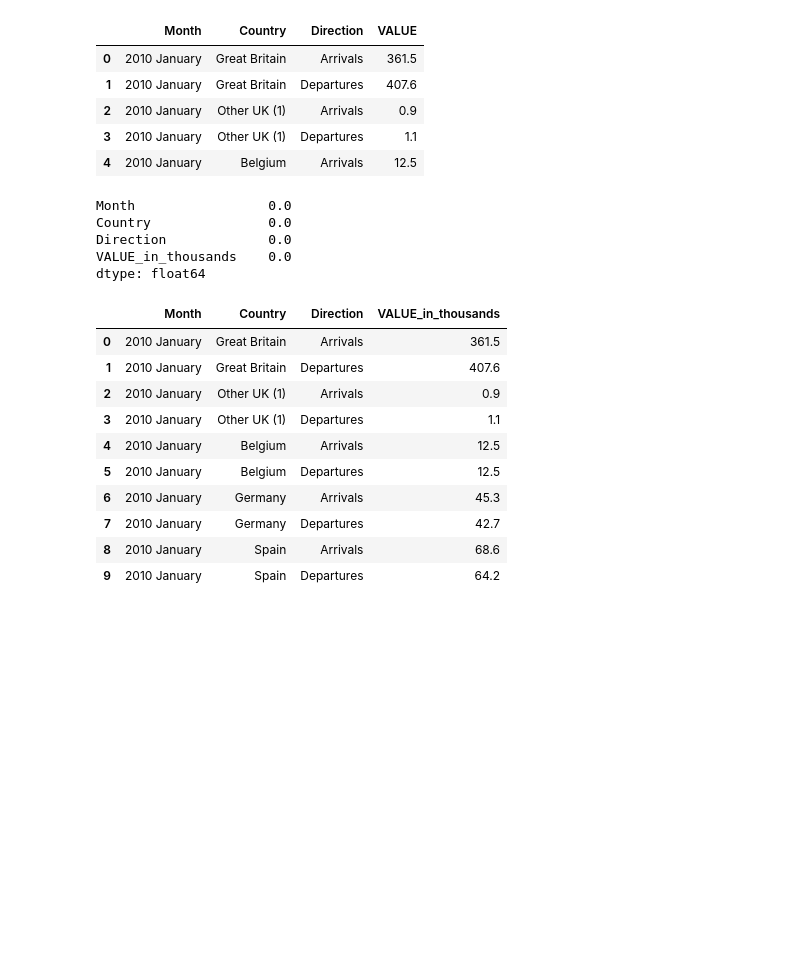
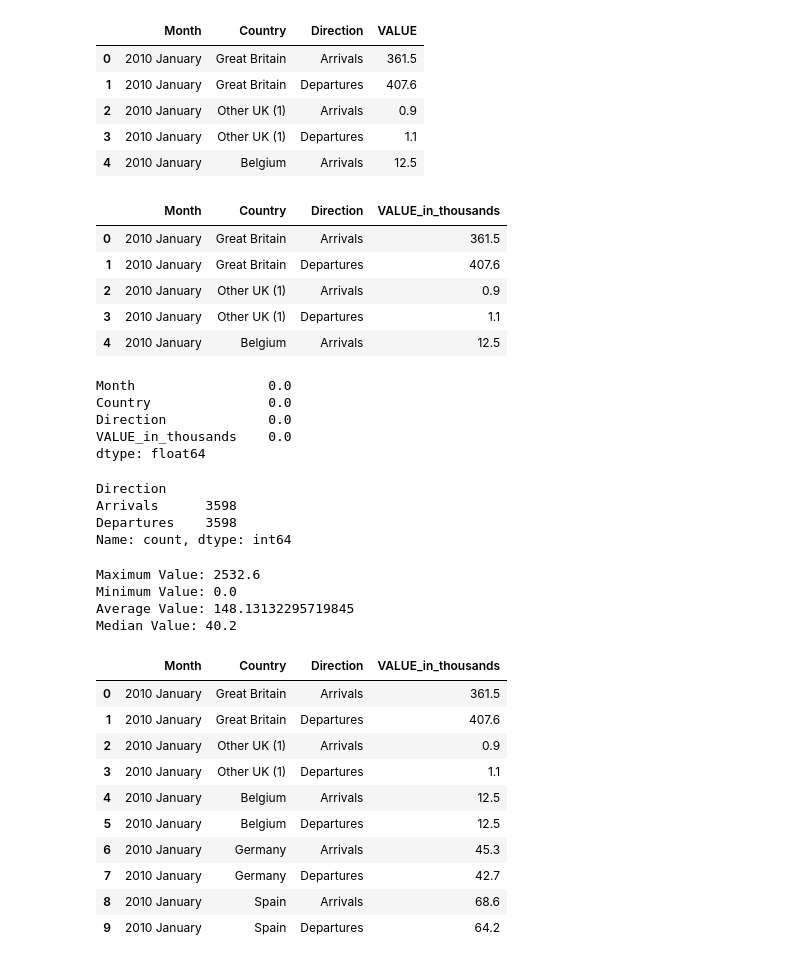
Before and after one commit to CCT-Dublin/CA1--Tourism-in-Ireland--Master-2026.2, a Jupyter notebook: CA1-2026.ipynb, the cells around one changed output. Drawn from its saved outputs; the diff is of its cells as text; code cells hidden in the pictures; blank space fills up the shorter version.

```diff
--- a/CA1-2026.ipynb
+++ b/CA1-2026.ipynb
@@ -183,6 +171,15 @@ df.head()
 # %%
 #Renaming column value
 df = df.rename(columns={"VALUE": "VALUE_in_thousands"})
+# %%
+df.head()
+# %% [output]
+|  | Month | Country | Direction | VALUE_in_thousands |
+| 0 | 2010 January | Great Britain | Arrivals | 361.5 |
+| 1 | 2010 January | Great Britain | Departures | 407.6 |
+| 2 | 2010 January | Other UK (1) | Arrivals | 0.9 |
+| 3 | 2010 January | Other UK (1) | Departures | 1.1 |
+| 4 | 2010 January | Belgium | Arrivals | 12.5 |
 # %%
 (df.isnull().sum()/len(df))*100
 # %% [output]
@@ -191,6 +188,28 @@ Country               0.0
 Direction             0.0
 VALUE_in_thousands    0.0
 dtype: float64
+# %%
+#Count Values
+df["Direction"].value_counts()
+# %% [output]
+Direction
+Arrivals      3598
+Departures    3598
+Name: count, dtype: int64
+# %%
+#Basic Functions
+print("Maximum Value:", df["VALUE_in_thousands"].max())
+
+print("Minimum Value:", df["VALUE_in_thousands"].min())
+
+print("Average Value:", df["VALUE_in_thousands"].mean())
+
+print("Median Value:", df["VALUE_in_thousands"].median())
+# %% [output]
+Maximum Value: 2532.6
+Minimum Value: 0.0
+Average Value: 148.13132295719845
+Median Value: 40.2
 # %%
 df.head(10)
 # %% [output]
```
Also changed, not shown: parts of 17 cells of this notebook.
